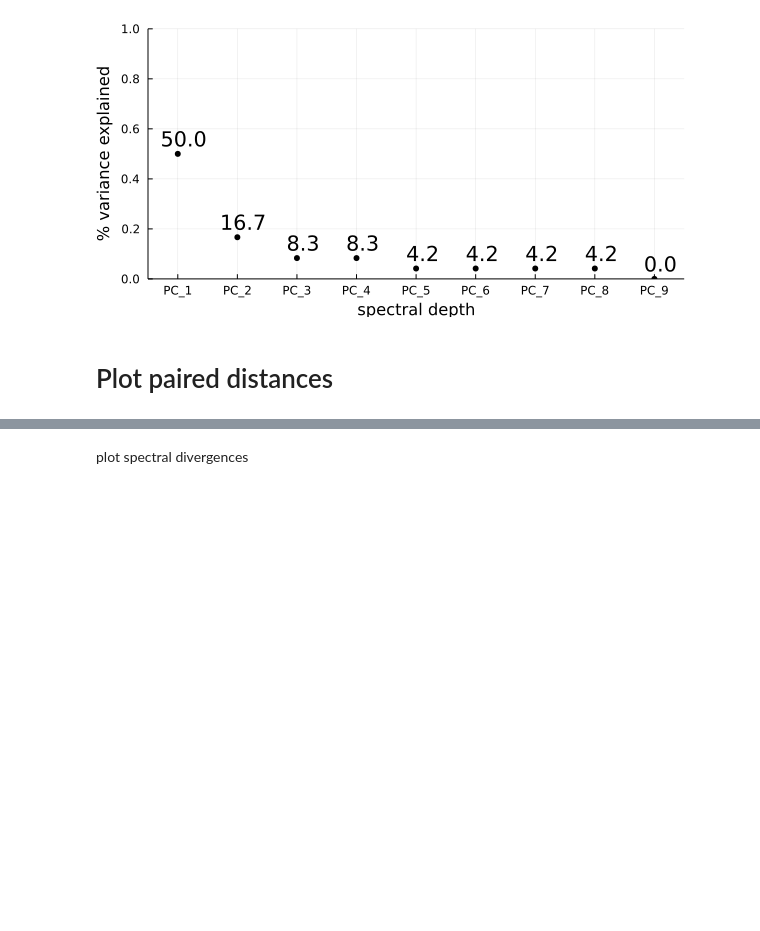
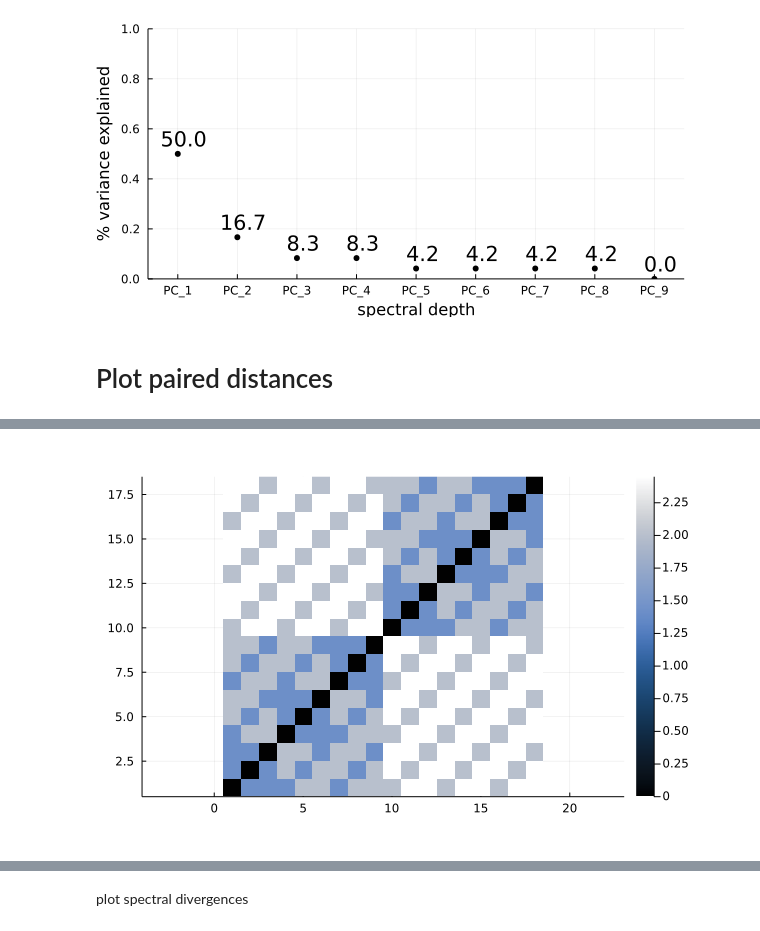
Before and after one commit to aramanlab/Doran_etal_2022, a Jupyter notebook: notebooks/reports/supp02_18x9_homoplasy.ipynb, the cells around one changed output, grey strips where cells are left out. Cells and saved outputs as stored; diff of their text form; code cells hidden in the pictures; blank space fills up the shorter version.

```diff
--- a/notebooks/reports/supp02_18x9_homoplasy.ipynb
+++ b/notebooks/reports/supp02_18x9_homoplasy.ipynb
@@ -80,0 +81,6 @@ savefig(joinpath(pdir, "basiceuclideandistance.svg"))
+# %%
+# basic Euclidean distance
+Dij_euclidean = Distances.pairwise(Euclidean(), M')
+heatmap(Dij_euclidean, c=:oslo, ratio=1)
+# %% [output]
+[figure, added]
```
Also changed, not shown: parts of 21 cells of this notebook, 2 other files.
